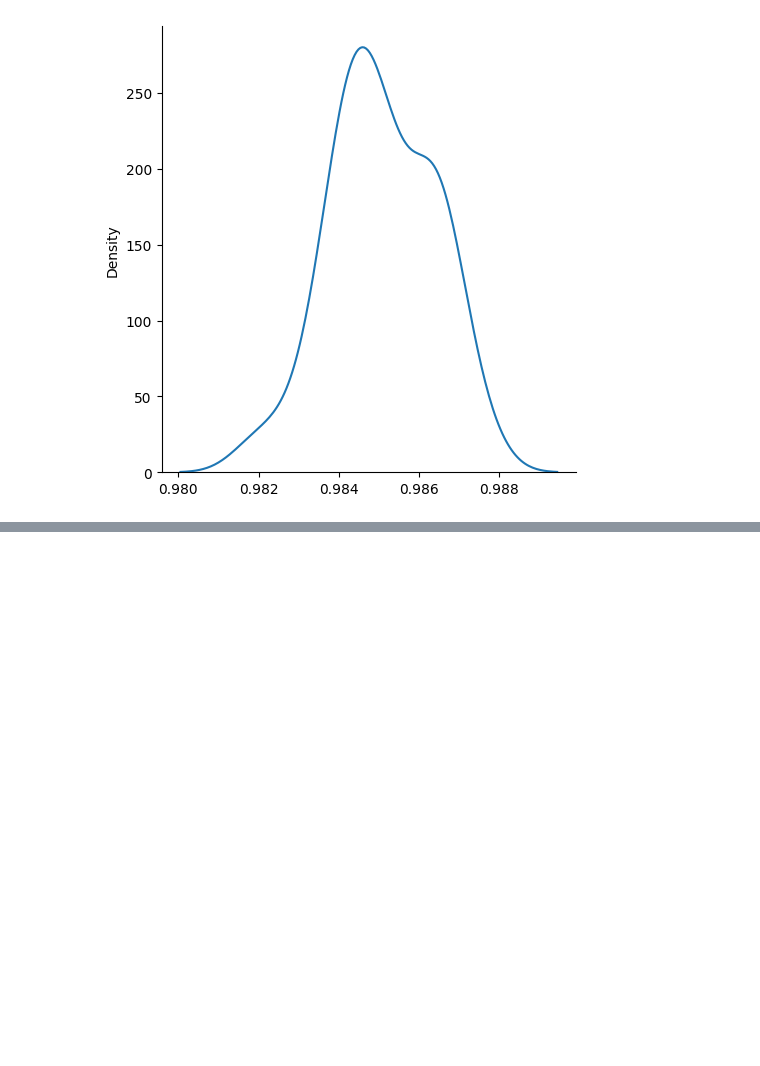
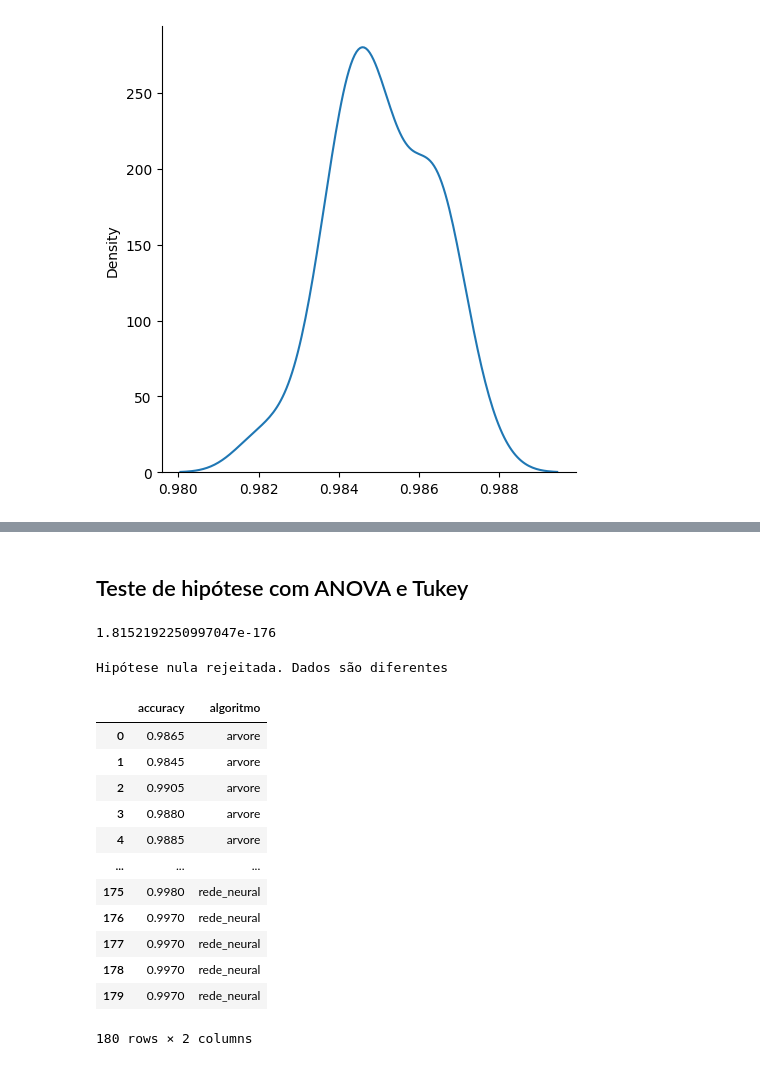
Before and after one commit to Josearthur266/Aprendendo_Machine_Learning, a Jupyter notebook: Avaliacao_de_algoritmo_classificacao/classificacao_algoritmo.ipynb, the cells around one changed output, grey strips where cells are left out. Saved outputs shown, nothing was run; the diff lists cells and outputs as text; code cells hidden in the pictures; blank space fills up the shorter version.

```diff
--- a/Avaliacao_de_algoritmo_classificacao/classificacao_algoritmo.ipynb
+++ b/Avaliacao_de_algoritmo_classificacao/classificacao_algoritmo.ipynb
@@ -331,0 +332,2 @@ sns.displot(resultados_rede_neural, kind = 'kde')
+# %% [markdown]
+## Teste de hipótese com ANOVA e Tukey
@@ -331,0 +336,13 @@ sns.displot(resultados_rede_neural, kind = 'kde')
+# %%
+_, p = f_oneway(resultados_arvore, resultados_random_forest, resultados_knn, resultados_logistica, resultados_svm, resultados_rede_neural)
+p
+# %% [output]
+1.8152192250997047e-176
+# %%
+alpha = 0.05
+if p<= alpha:
+    print('Hipótese nula rejeitada. Dados são diferentes')
+else:
+    print('Hipótese alternativa rejeitada. Resultados são iguais')
+# %% [output]
+Hipótese nula rejeitada. Dados são diferentes
@@ -331,0 +357,17 @@ sns.displot(resultados_rede_neural, kind = 'kde')
+# %%
+resultados_df = pd.DataFrame(resultados_algoritmos)
+resultados_df
+# %% [output]
+|  | accuracy | algoritmo |
+| 0 | 0.9865 | arvore |
+| 1 | 0.9845 | arvore |
+| 2 | 0.9905 | arvore |
+| 3 | 0.9880 | arvore |
+| 4 | 0.9885 | arvore |
+| ... | ... | ... |
+| 175 | 0.9980 | rede_neural |
+| 176 | 0.9970 | rede_neural |
+| 177 | 0.9970 | rede_neural |
+| 178 | 0.9970 | rede_neural |
+| 179 | 0.9970 | rede_neural |
+180 rows × 2 columns
```
Also changed, not shown: parts of 35 cells of this notebook, 8 other files.
